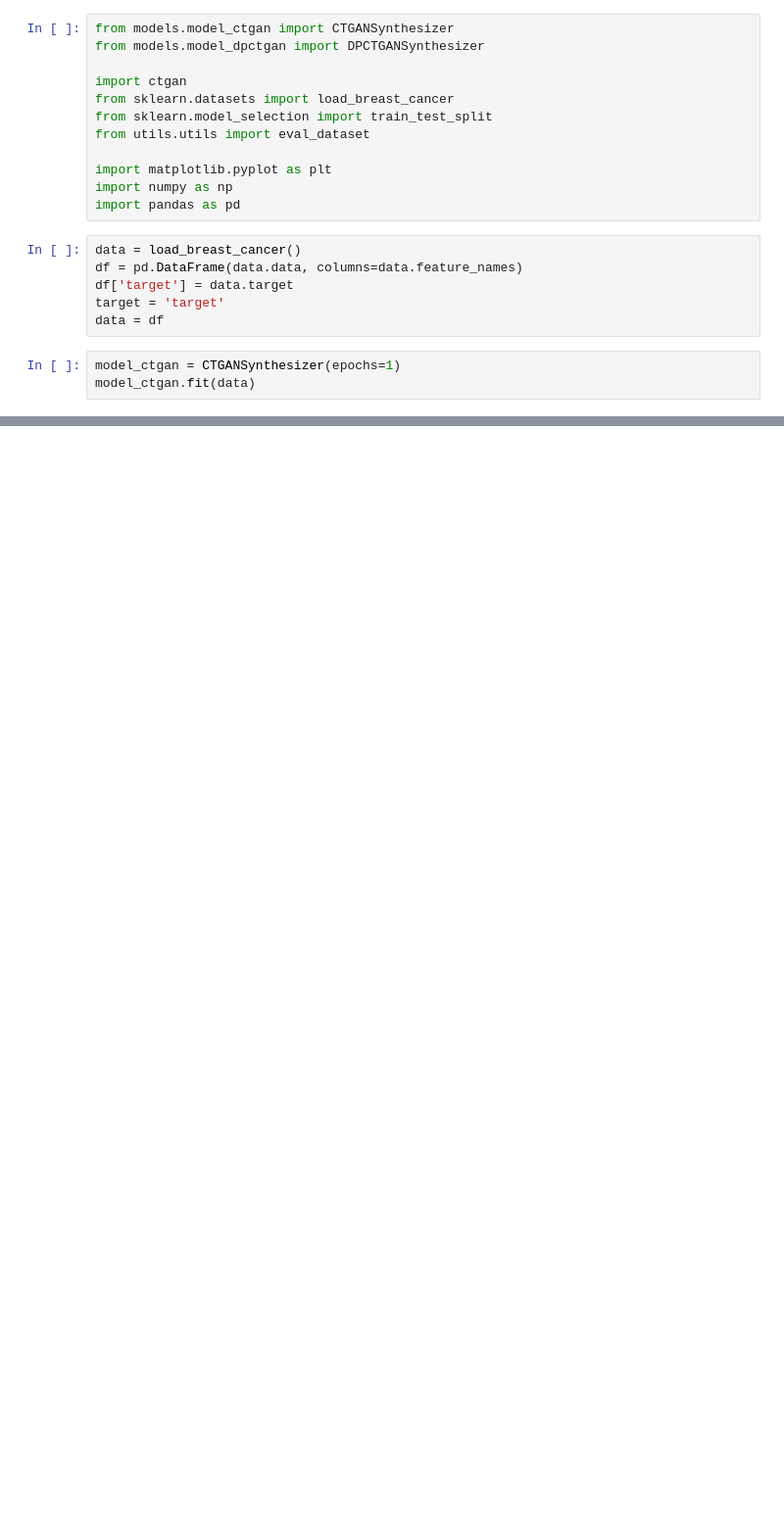
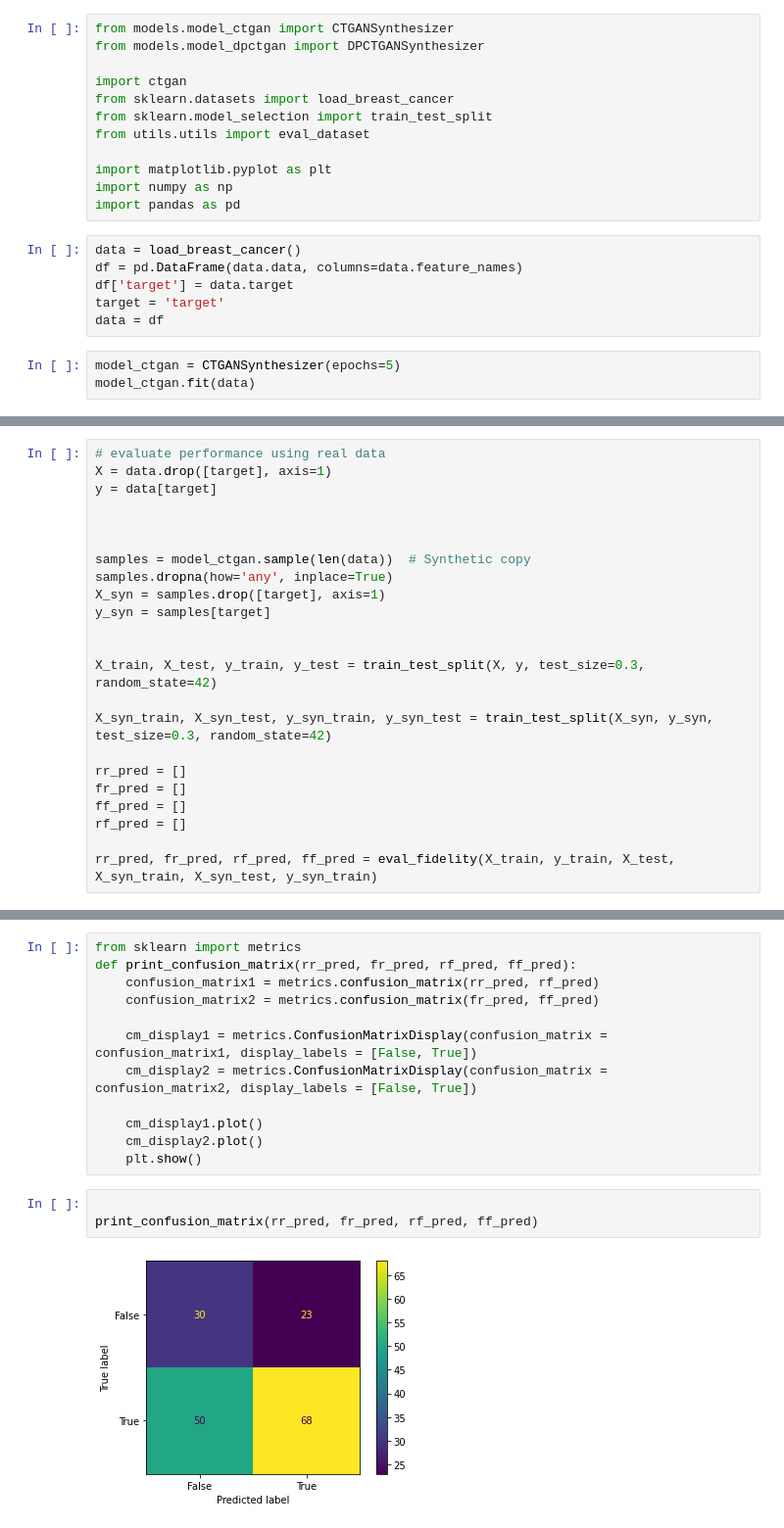
Before and after one commit to Frederico-lp/Research, a Jupyter notebook: notebook25.ipynb, the cells around one changed output, grey strips where cells are left out. Shown at 98% size. Cells and saved outputs as stored; diff of their text form; blank space fills up the shorter version.

Commit message:
first fidelity calculation and began privacy calculation

```diff
--- a/notebook25.ipynb
+++ b/notebook25.ipynb
@@ -17,5 +17,5 @@ df['target'] = data.target
 target = 'target'
 data = df
 # %%
-model_ctgan = CTGANSynthesizer(epochs=1)
+model_ctgan = CTGANSynthesizer(epochs=5)
 model_ctgan.fit(data)
@@ -21,0 +55,23 @@ model_ctgan.fit(data)
+# %%
+# evaluate performance using real data
+X = data.drop([target], axis=1)
+y = data[target]
+
+
+
+samples = model_ctgan.sample(len(data))  # Synthetic copy
+samples.dropna(how='any', inplace=True)
+X_syn = samples.drop([target], axis=1)
+y_syn = samples[target]
+
+
+X_train, X_test, y_train, y_test = train_test_split(X, y, test_size=0.3, random_state=42)
+
+X_syn_train, X_syn_test, y_syn_train, y_syn_test = train_test_split(X_syn, y_syn, test_size=0.3, random_state=42)
+
+rr_pred = []
+fr_pred = []
+ff_pred = []
+rf_pred = []
+
+rr_pred, fr_pred, rf_pred, ff_pred = eval_fidelity(X_train, y_train, X_test, X_syn_train, X_syn_test, y_syn_train)
@@ -21,0 +86,17 @@ model_ctgan.fit(data)
+# %%
+from sklearn import metrics
+def print_confusion_matrix(rr_pred, fr_pred, rf_pred, ff_pred):
+    confusion_matrix1 = metrics.confusion_matrix(rr_pred, rf_pred)
+    confusion_matrix2 = metrics.confusion_matrix(fr_pred, ff_pred)
+
+    cm_display1 = metrics.ConfusionMatrixDisplay(confusion_matrix = confusion_matrix1, display_labels = [False, True])
+    cm_display2 = metrics.ConfusionMatrixDisplay(confusion_matrix = confusion_matrix2, display_labels = [False, True])
+
+    cm_display1.plot()
+    cm_display2.plot()
+    plt.show()
+# %%
+
+print_confusion_matrix(rr_pred, fr_pred, rf_pred, ff_pred)
+# %% [output]
+[figure, added]
```
Also changed, not shown: parts of 21 cells of this notebook, 4 other files.
